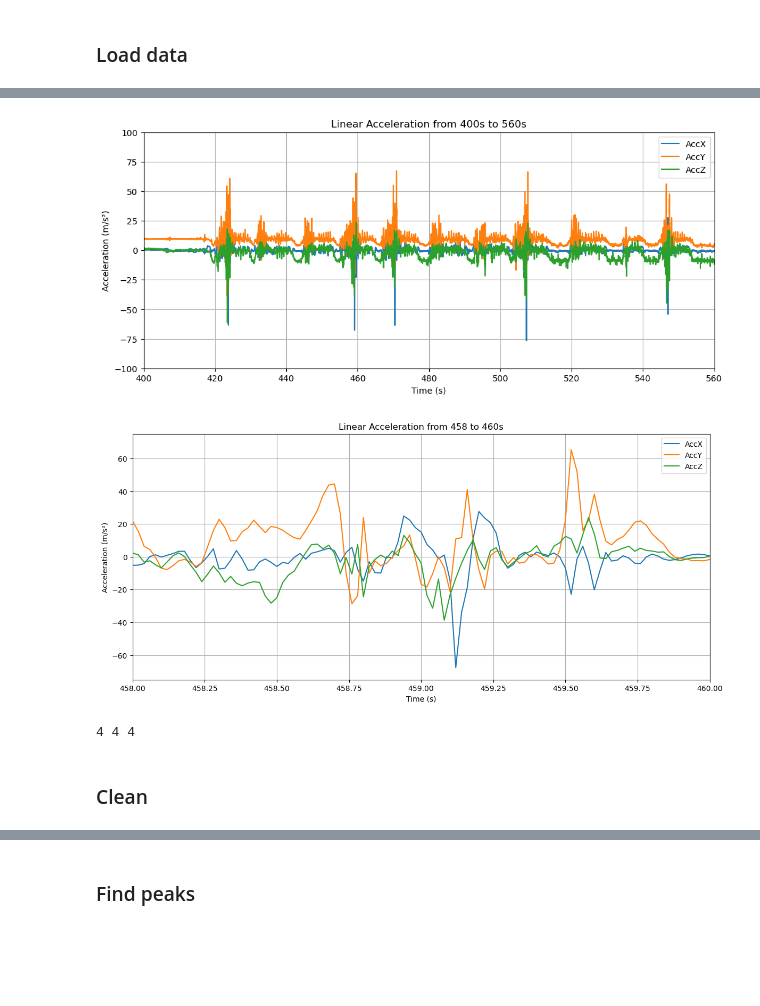
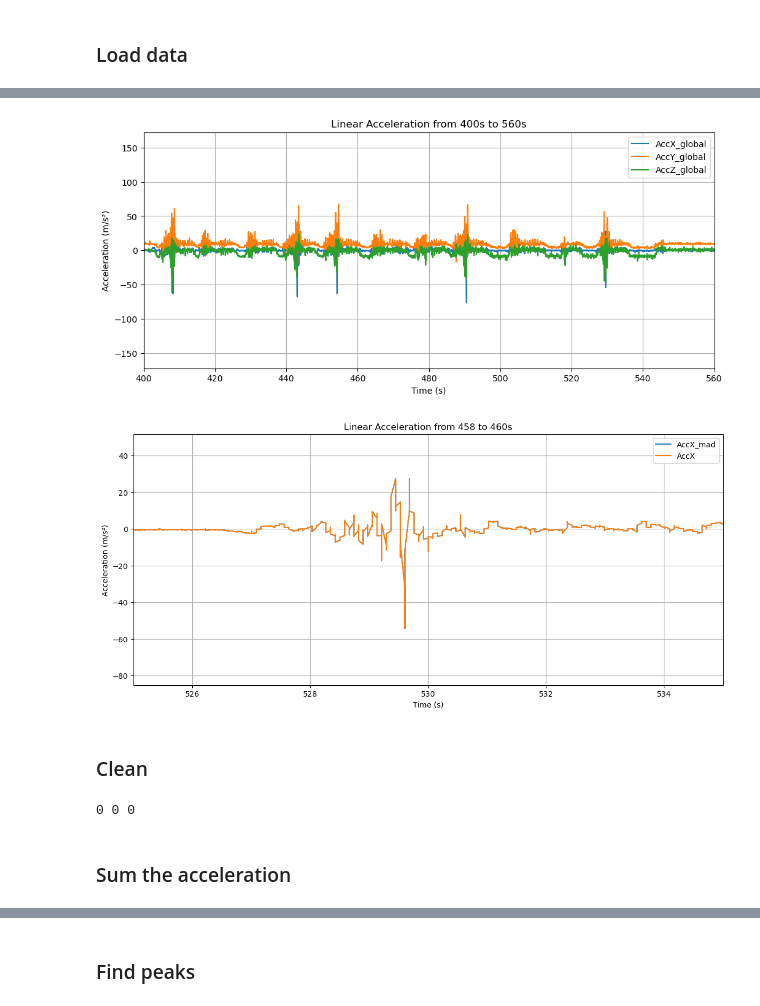
Before and after one commit to tdjohnson1987/ProJump, a Jupyter notebook: EDA.ipynb, the cells around one changed output, grey strips where cells are left out. Cells and saved outputs as stored; diff of their text form; code cells hidden in the pictures; blank space fills up the shorter version.

```diff
--- a/EDA.ipynb
+++ b/EDA.ipynb
@@ -63,2 +411,12 @@ Name: Timestamp, dtype: object
+# %%
+# # import madgwick filtered data
+subject = "jonatan"
+# subject = "david"
+location = "chest"
+# location = "wrist"
+
+
+df_mad_jonatan_chest = pd.read_csv(f'df_madgwick_{subject}_{location}.csv')
+# df_mad_jonatan_wrist = pd.read_csv('df_madgwick_jonatan_w.csv')
 # %%
 plt.figure(figsize=(12, 5))
@@ -76,27 +450,26 @@ plt.show()
 # %%
 #Plot from 400s to 560s
 plt.figure(figsize=(12, 5))
-plt.plot(df['time'], df['AccX'], label='AccX')
-plt.plot(df['time'], df['AccY'], label='AccY')
-plt.plot(df['time'], df['AccZ'], label='AccZ')
+plt.plot(df_mad_jonatan_chest['time'], df_mad_jonatan_chest['AccX_chest_global'], label='AccX_global')
+plt.plot(df_mad_jonatan_chest['time'], df_mad_jonatan_chest['AccY_chest_global'], label='AccY_global')
+plt.plot(df_mad_jonatan_chest['time'], df_mad_jonatan_chest['AccZ_chest_global'], label='AccZ_global')
 plt.xlim(400, 560)  # Adjust x-axis limits to zoom in
-plt.ylim(-100, 100)  # Adjust y-axis limits if needed
+# plt.ylim(-500, 500)  # Adjust y-axis limits if needed
 plt.title('Linear Acceleration from 400s to 560s')
 plt.xlabel('Time (s)')
 plt.ylabel('Acceleration (m/s²)')
 plt.legend()
 plt.grid(True)
 plt.show()
 # %% [output]
-[figure, old version]
+[figure, new version]
 # %%
 #Plot from 0.2s to 0.3s
 plt.figure(figsize=(14, 6))
-plt.plot(df['time'], df['AccX'], label='AccX')
-plt.plot(df['time'], df['AccY'], label='AccY')
-plt.plot(df['time'], df['AccZ'], label='AccZ')
-plt.xlim(458, 460)  # Adjust x-axis limits to zoom in
-plt.ylim(-75, 75)  # Adjust y-axis limits
+plt.plot(df_mad_jonatan_chest['time'], df_mad_jonatan_chest['AccX_chest_global'], label='AccX_mad')
+plt.plot(df_sync['time'], df_sync['AccX'], label='AccX')
+plt.xlim(525, 535)  # Adjust x-axis limits to zoom in
+# plt.ylim(-500, 500)  # Adjust y-axis limits
 plt.title('Linear Acceleration from 458 to 460s')
 plt.xlabel('Time (s)')
 plt.ylabel('Acceleration (m/s²)')
@@ -104,11 +477,11 @@ plt.legend()
 plt.grid(True)
 plt.show()
 # %% [output]
-[figure, old version]
+[figure, new version]
-# %%
-print(np.isnan(df['AccZ']).sum(), np.isnan(df['AccY']).sum(), np.isnan(df['AccX']).sum())
-# %% [output]
-4 4 4
 # %% [markdown]
 ### Clean
+# %%
+print(np.isnan(df_mad_jonatan_chest['AccZ_chest_global']).sum(), np.isnan(df_mad_jonatan_chest['AccY_chest_global']).sum(), np.isnan(df_mad_jonatan_chest['AccX_chest_global']).sum())
+# %% [output]
+0 0 0
 # %%
@@ -121,0 +499,2 @@ acc_z = df_clean['AccZ'].values
+# %% [markdown]
+### Sum the acceleration
```
Also changed, not shown: parts of 46 cells of this notebook, 1 other file.
